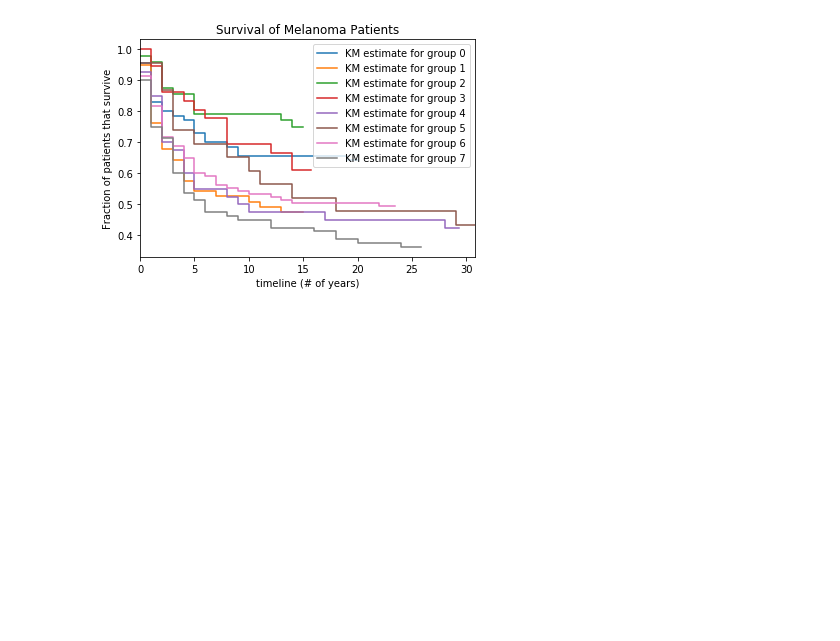
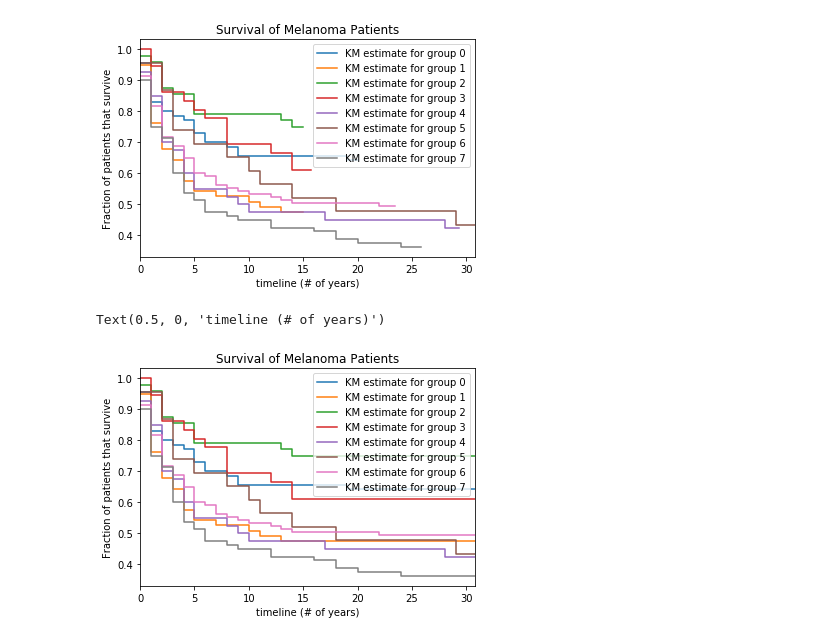
Before and after one commit to isbinternship/MelanomaExpression, a Jupyter notebook: risk_by_subtype.ipynb, the cells around one changed output. Saved outputs shown, nothing was run; the diff lists cells and outputs as text; code cells hidden in the pictures; blank space fills up the shorter version.

```diff
--- a/risk_by_subtype.ipynb
+++ b/risk_by_subtype.ipynb
@@ -131,6 +126,49 @@ plt.xlabel('timeline (# of years)')
 # %% [output]
 Text(0.5, 0, 'timeline (# of years)')
 [figure]
+# %%
+def getKMF (df, groupNumber, maxValue):
+    groupSurvival = df.copy()
+    KMlabel = "KM estimate for group " + str(groupNumber)
+    durations = []
+    event_observed = []
+
+    for status, days in groupSurvival.values:
+        if status == 'Dead':
+            durations.append(int(days/365))
+            event_observed.append(1)
+        elif status == 'Alive':
+            durations.append(maxValue)
+            event_observed.append(0)
+
+    kmf = KaplanMeierFitter()
+    kmf.fit(durations, event_observed, label= KMlabel)
+
+    return kmf
+
+maxValue = max(survivalDfSKCM.loc[:, 'duration'].values)/365+1
+
+goodCases = survivalDfSKCM.index.intersection(groups[0])
+group0survival = survivalDfSKCM.loc[goodCases]
+kmf1 = getKMF(group0survival, 0, maxValue)
+axes = kmf1.plot(ci_show=False)
+
+i = 0
+while i < 8:
+    if i > 0:
+        goodCases = survivalDfSKCM.index.intersection(groups[i])
+        groupsurvival = survivalDfSKCM.loc[goodCases]
+
+        kmf = getKMF(groupsurvival, i, maxValue)
+        kmf.plot(ci_show=False, ax=axes)
+    i = i + 1
+
+plt.title('Survival of Melanoma Patients')
+plt.ylabel('Fraction of patients that survive')
+plt.xlabel('timeline (# of years)')
+# %% [output]
+Text(0.5, 0, 'timeline (# of years)')
+[figure, added]
 # %%
 #subtract different kernels: kmf1.subtract(kmf2)
 
```
Also changed, not shown: parts of 2 cells of this notebook.
